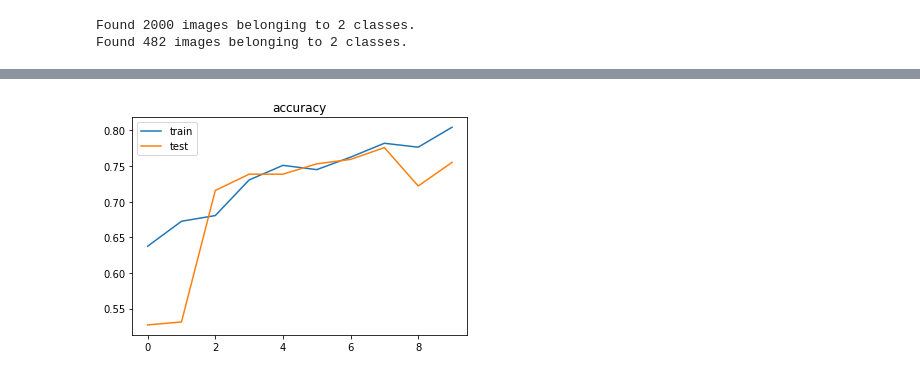
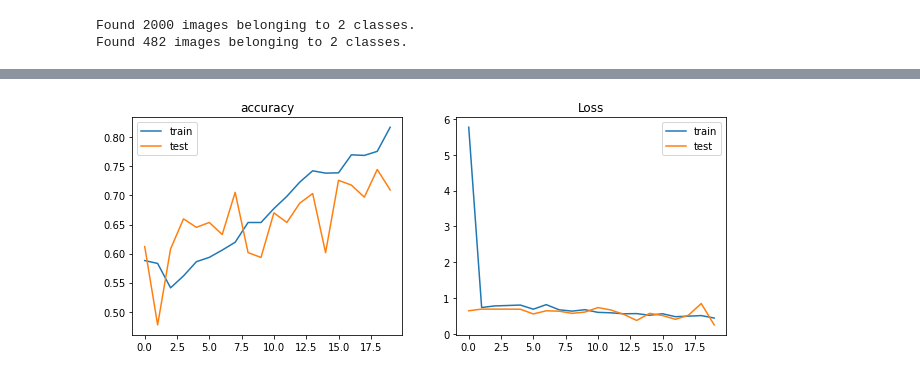
Before and after one commit to mohammadakradi/Covid-19, a Jupyter notebook: CNN-V1.ipynb, the cells around one changed output, grey strips where cells are left out. Saved outputs shown, nothing was run; the diff lists cells and outputs as text; code cells hidden in the pictures.

Commit message:
running 20 epochs overfitting decreased, but main accuracy is around 0.55

```diff
--- a/CNN-V1.ipynb
+++ b/CNN-V1.ipynb
@@ -46,25 +46,25 @@ Using TensorFlow backend.
 classifier = Sequential()
 # Step 1 - Convolution
 classifier.add(Conv2D(32, (7, 7), input_shape = (128, 128, 1)))
-classifier.add(Dropout(0.2))
-classifier.add(BatchNormalization())
+classifier.add(Dropout(0.3))
+#classifier.add(BatchNormalization())
 classifier.add(Activation('relu'))
 # Step 2 - Pooling
 classifier.add(MaxPooling2D(pool_size = (2, 2)))
 # Adding a second convolutional layer
 classifier.add(Conv2D(64, (7, 7), activation = 'relu'))
-classifier.add(Dropout(0.2))
+classifier.add(Dropout(0.3))
 classifier.add(MaxPooling2D(pool_size = (2, 2)))
 # Adding a third convolutional layer
 classifier.add(Conv2D(128, (7, 7), activation = 'relu'))
-classifier.add(Dropout(0.2))
+classifier.add(Dropout(0.3))
 classifier.add(MaxPooling2D(pool_size = (2, 2)))
 classifier.add(AveragePooling2D(pool_size = (2, 2)))
 # Step 3 - Flattening
 classifier.add(Flatten())
 # Step 4 - Full connection
 classifier.add(Dense(units = 32, activation = 'relu'))
-classifier.add(Dropout(0.2))
+classifier.add(Dropout(0.3))
 classifier.add(Dense(units = 1, activation = 'sigmoid'))
 # Compiling the CNN
 classifier.compile(optimizer = 'adadelta', loss = 'binary_crossentropy', metrics = ['accuracy'])
@@ -112,7 +112,7 @@ Found 482 images belonging to 2 classes.
 # %%
 history = classifier.fit_generator(training_set,
                           steps_per_epoch = np.ceil(2000/32),
-                          epochs = 10,
+                          epochs = 20,
                           validation_data = test_set,
                           validation_steps = np.ceil(482/32))
 # %% [output]
@@ -139,8 +136,15 @@ Epoch 10/10
 # %%
+plt.subplot(1,2,1)
 plt.plot(history.history['accuracy'], label = 'train')
 plt.plot(history.history['val_accuracy'], label = 'test')
 plt.title('accuracy')
 plt.legend()
+plt.subplot(1,2,2)
+plt.plot(history.history['loss'], label = 'train')
+plt.plot(history.history['val_loss'], label = 'test')
+plt.title('Loss')
+plt.legend()
+plt.subplots_adjust(right = 1.5)
 plt.show()
 # %% [output]
-[figure, old version]
+[figure, new version]
```
Also changed, not shown: parts of 8 cells of this notebook.
